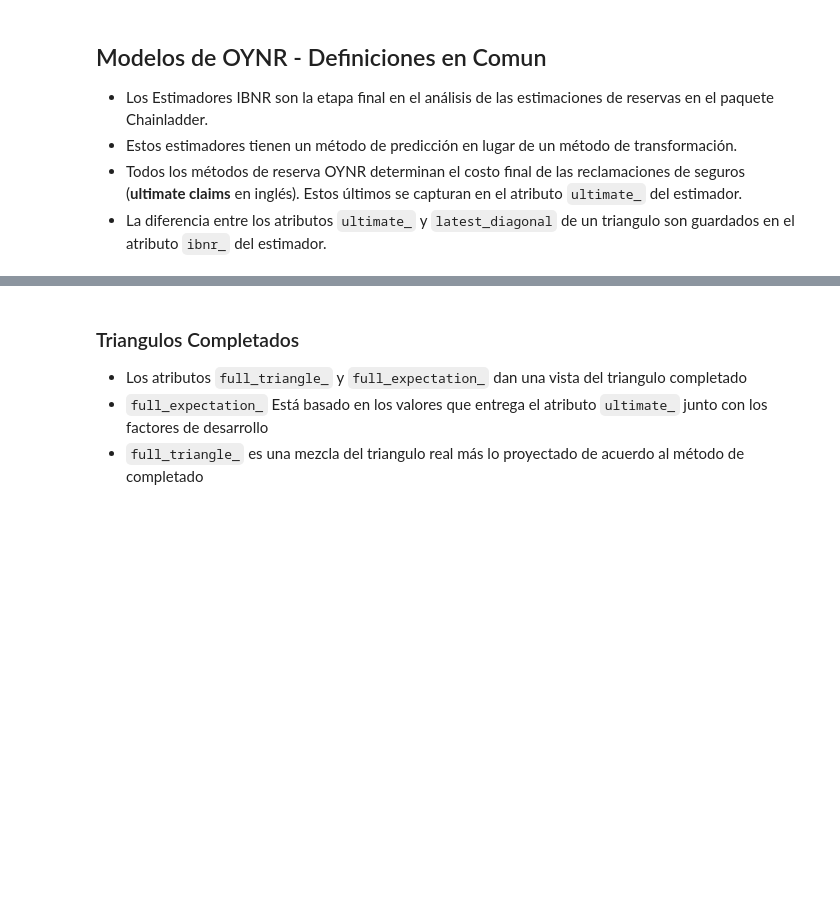
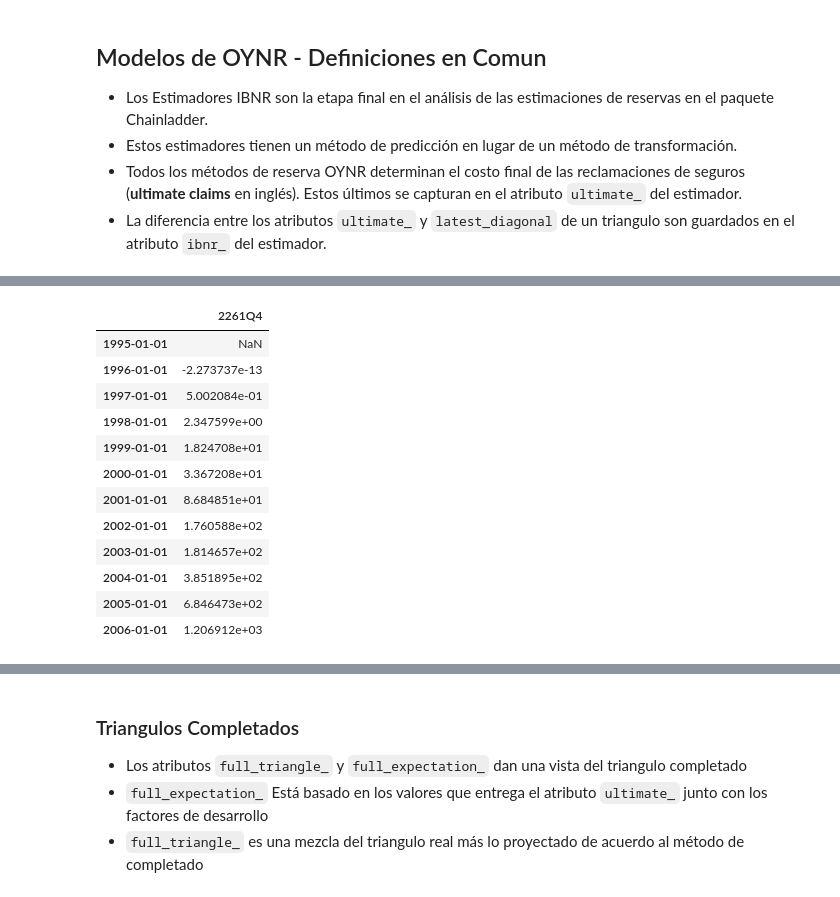
Before and after one commit to bcataldo3/UTSM_Unsupervised_ML, a Jupyter notebook: docs/modulo_4/Clase2.ipynb, the cells around one changed output, grey strips where cells are left out. Drawn from its saved outputs; the diff is of its cells as text; code cells hidden in the pictures; blank space fills up the shorter version.

```diff
--- a/docs/modulo_4/Clase2.ipynb
+++ b/docs/modulo_4/Clase2.ipynb
@@ -564,0 +592,16 @@ true_ibnr.sum()
+# %%
+cl.Chainladder().fit(triangle).ibnr_['incurred'].to_frame()
+# %% [output]
+|  | 2261Q4 |
+| 1995-01-01 | NaN |
+| 1996-01-01 | -2.273737e-13 |
+| 1997-01-01 | 5.002084e-01 |
+| 1998-01-01 | 2.347599e+00 |
+| 1999-01-01 | 1.824708e+01 |
+| 2000-01-01 | 3.367208e+01 |
+| 2001-01-01 | 8.684851e+01 |
+| 2002-01-01 | 1.760588e+02 |
+| 2003-01-01 | 1.814657e+02 |
+| 2004-01-01 | 3.851895e+02 |
+| 2005-01-01 | 6.846473e+02 |
+| 2006-01-01 | 1.206912e+03 |
```
Also changed, not shown: parts of 13 cells of this notebook.
